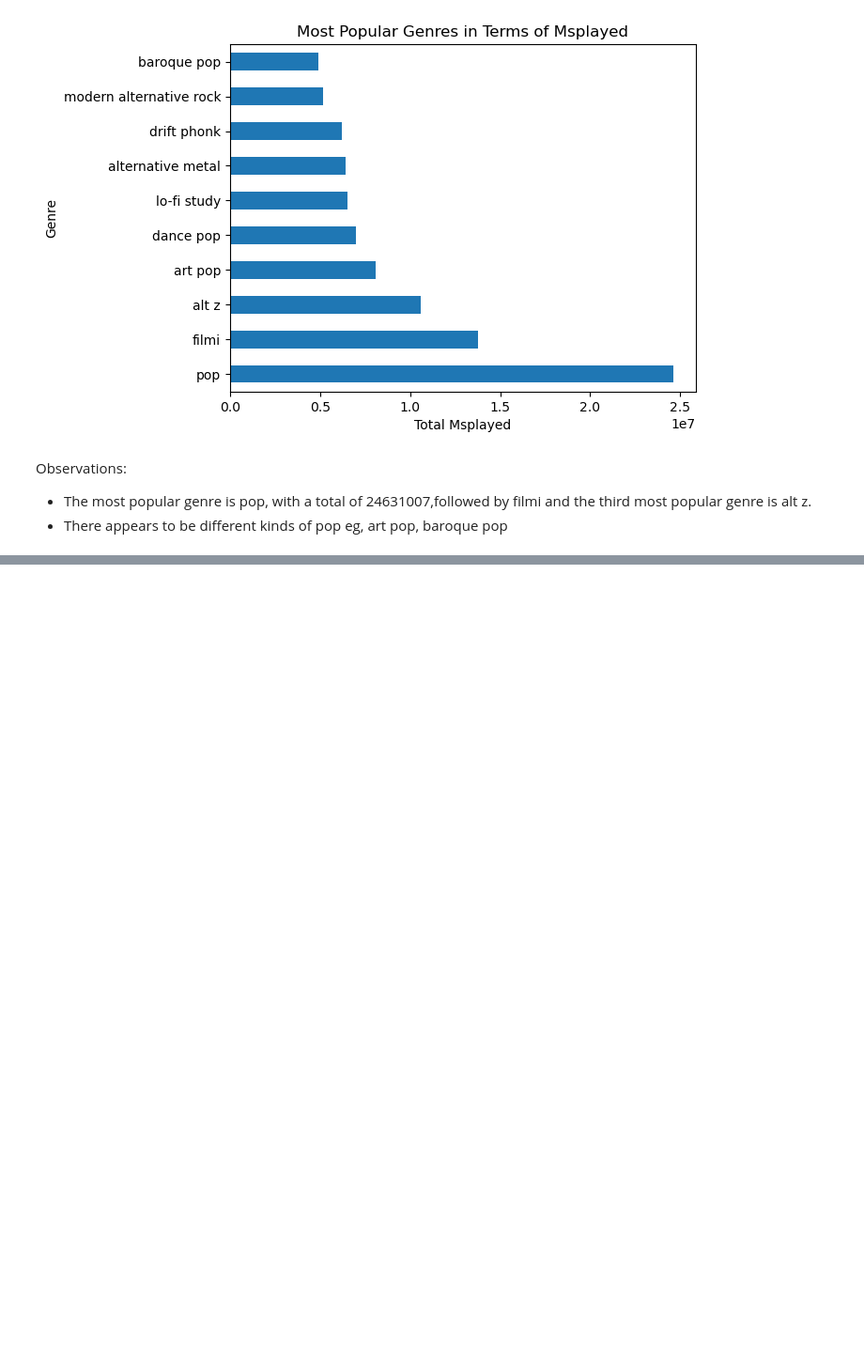
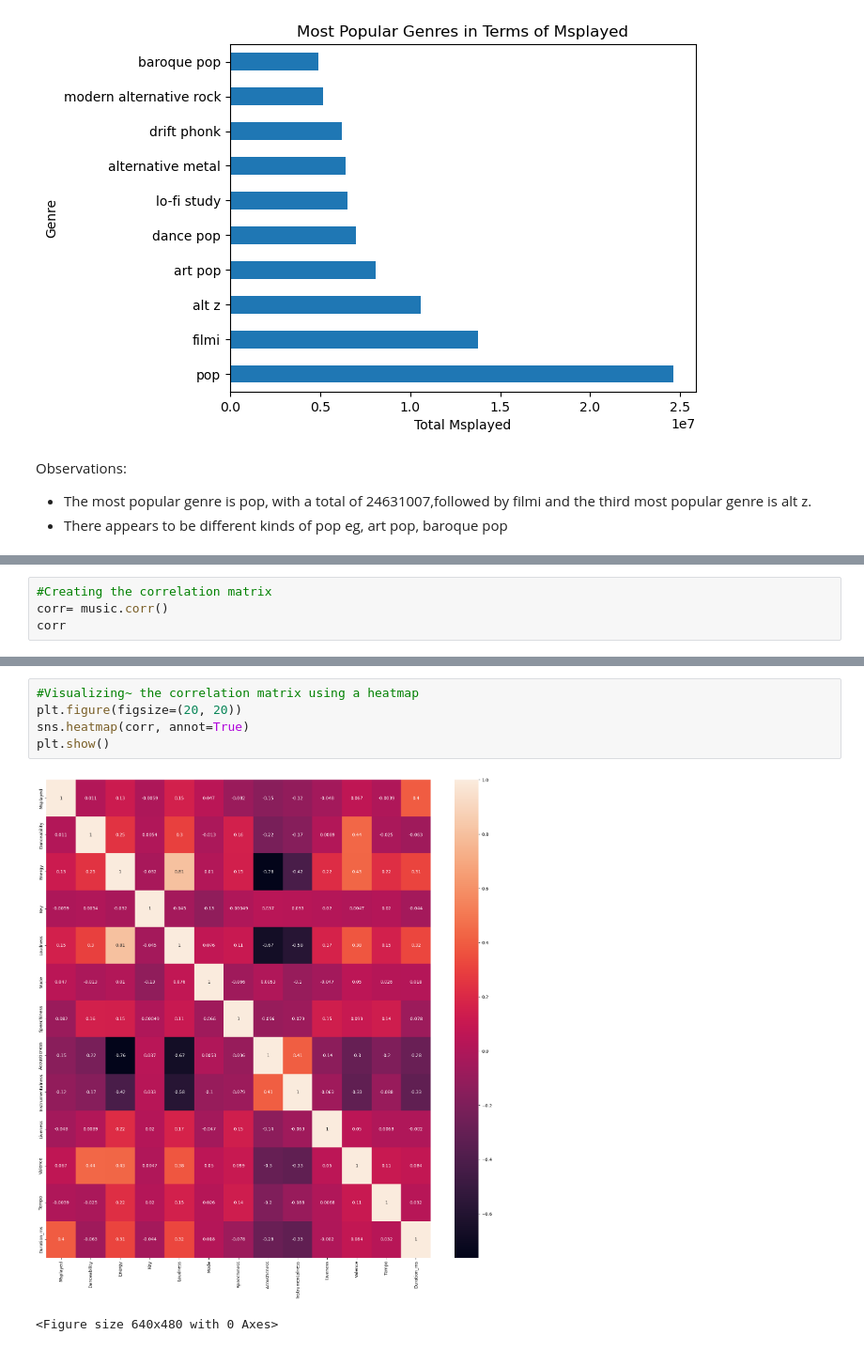
Before and after one commit to George-Mbugua/Music-Analysis, a Jupyter notebook: Music_Analysis.ipynb, the cells around one changed output, grey strips where cells are left out. Shown at 94% size. Drawn from its saved outputs; the diff is of its cells as text; blank space fills up the shorter version.

```diff
--- a/Music_Analysis.ipynb
+++ b/Music_Analysis.ipynb
@@ -355,0 +358,4 @@ Observations:
+# %%
+#Creating the correlation matrix
+corr= music.corr()
+corr
@@ -355,0 +377,8 @@ Observations:
+# %%
+#Visualizing~ the correlation matrix using a heatmap
+plt.figure(figsize=(20, 20))
+sns.heatmap(corr, annot=True)
+plt.show()
+# %% [output]
+[figure, added]
+<Figure size 640x480 with 0 Axes>
```
Also changed, not shown: parts of 3 cells of this notebook, 1 other file.
